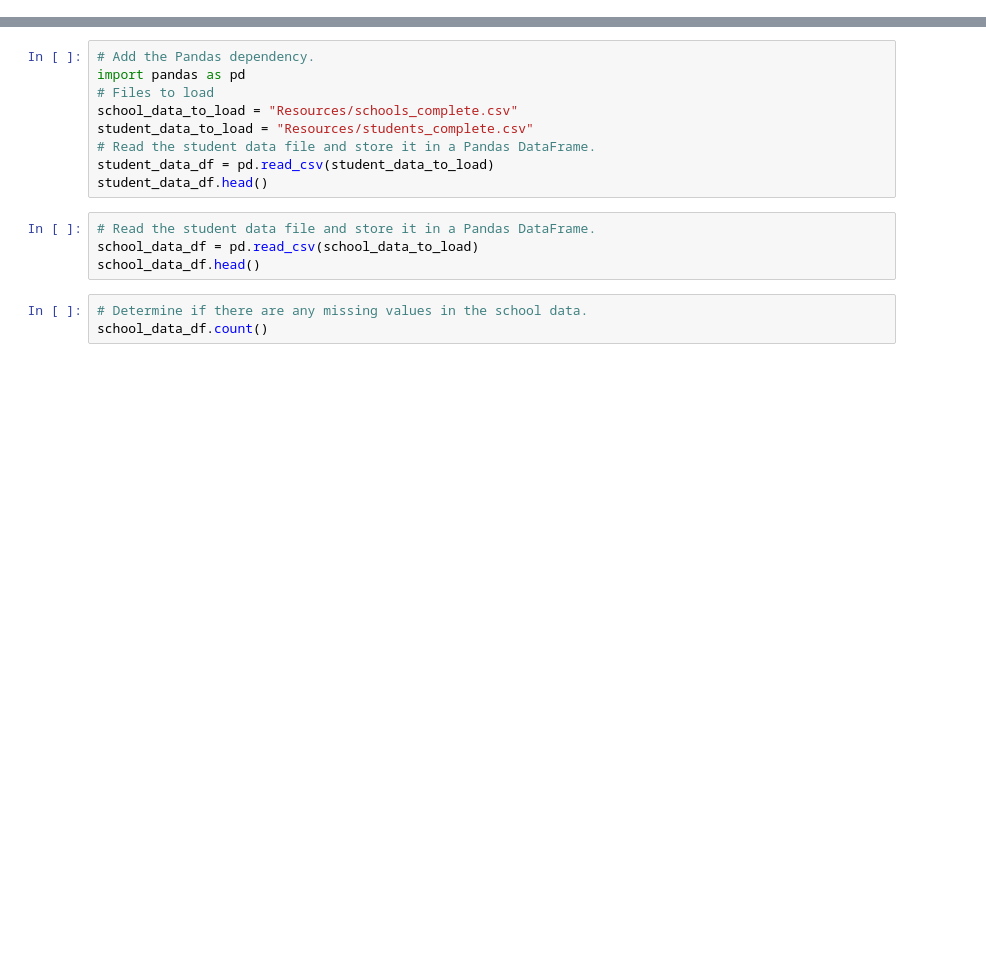
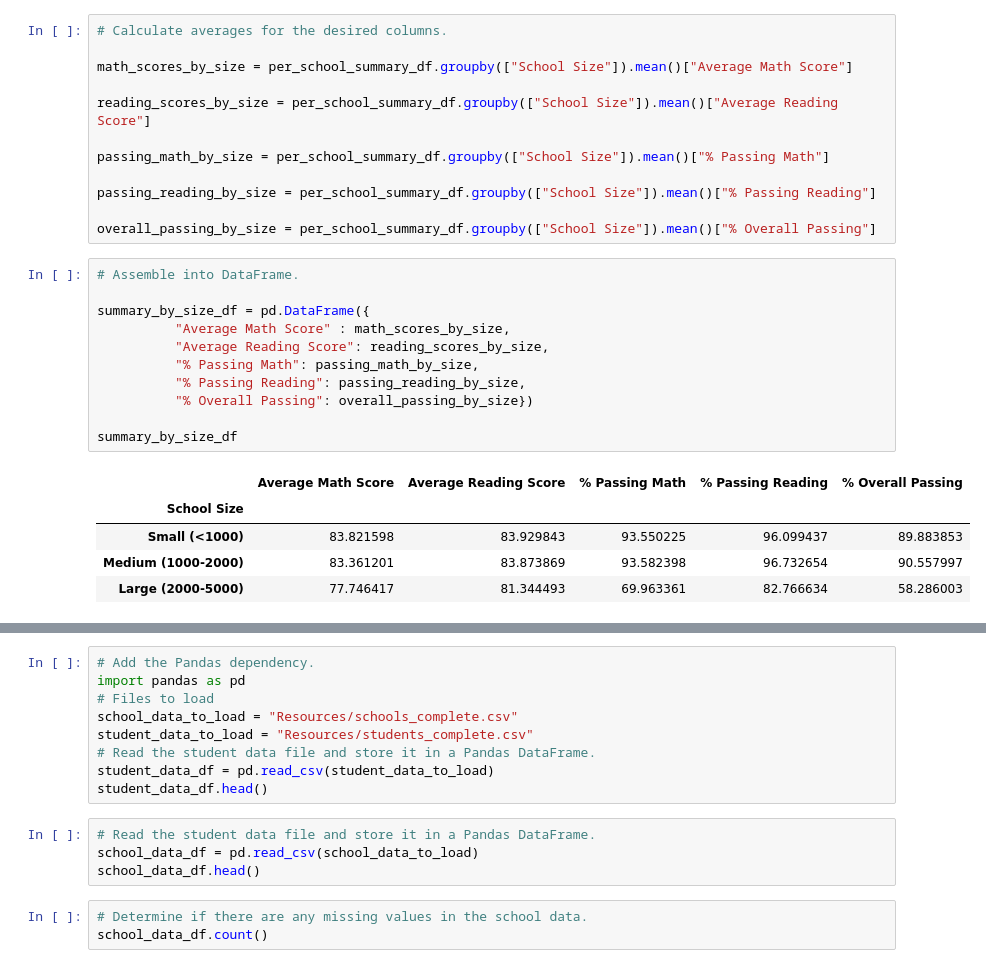
Before and after one commit to joZecodes/School_District_Analysis, a Jupyter notebook: PyCitySchools_Challenge_testing.ipynb, the cells around one changed output, grey strips where cells are left out. Cells and saved outputs as stored; diff of their text form; blank space fills up the shorter version.

```diff
--- a/PyCitySchools_Challenge_testing.ipynb
+++ b/PyCitySchools_Challenge_testing.ipynb
@@ -578,0 +564,29 @@ spending_summary_df["% Overall Passing"] = spending_summary_df["% Overall Passin
+# %%
+# Calculate averages for the desired columns.
+
+math_scores_by_size = per_school_summary_df.groupby(["School Size"]).mean()["Average Math Score"]
+
+reading_scores_by_size = per_school_summary_df.groupby(["School Size"]).mean()["Average Reading Score"]
+
+passing_math_by_size = per_school_summary_df.groupby(["School Size"]).mean()["% Passing Math"]
+
+passing_reading_by_size = per_school_summary_df.groupby(["School Size"]).mean()["% Passing Reading"]
+
+overall_passing_by_size = per_school_summary_df.groupby(["School Size"]).mean()["% Overall Passing"]
+# %%
+# Assemble into DataFrame.
+
+summary_by_size_df = pd.DataFrame({
+          "Average Math Score" : math_scores_by_size,
+          "Average Reading Score": reading_scores_by_size,
+          "% Passing Math": passing_math_by_size,
+          "% Passing Reading": passing_reading_by_size,
+          "% Overall Passing": overall_passing_by_size})
+
+summary_by_size_df
+# %% [output]
+|  | Average Math Score | Average Reading Score | % Passing Math | % Passing Reading | % Overall Passing |
+| School Size |  |  |  |  |  |
+| Small (<1000) | 83.821598 | 83.929843 | 93.550225 | 96.099437 | 89.883853 |
+| Medium (1000-2000) | 83.361201 | 83.873869 | 93.582398 | 96.732654 | 90.557997 |
+| Large (2000-5000) | 77.746417 | 81.344493 | 69.963361 | 82.766634 | 58.286003 |
```
Also changed, not shown: parts of 94 cells of this notebook.
